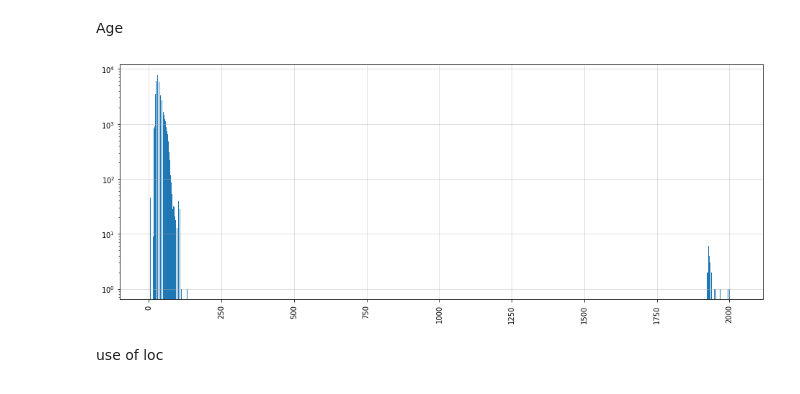
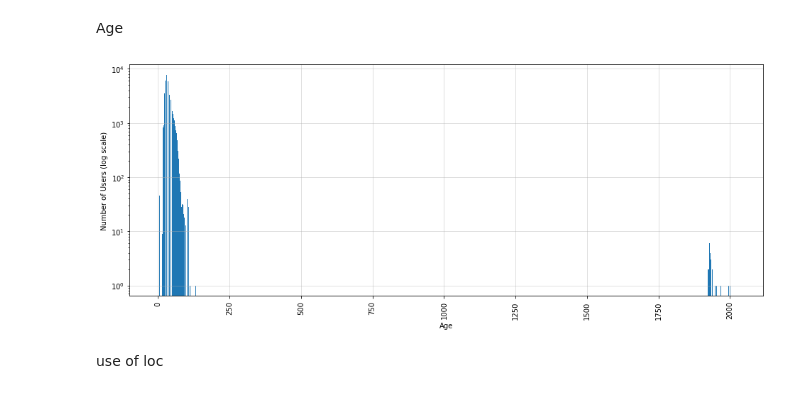
Before and after one commit to seonnyseo/data_analysis, a Jupyter notebook: airbnb_recruiting_new_user_bookings/notebook/eda.ipynb, the cells around one changed output. Saved outputs shown, nothing was run; the diff lists cells and outputs as text; code cells hidden in the pictures.

```diff
--- a/airbnb_recruiting_new_user_bookings/notebook/eda.ipynb
+++ b/airbnb_recruiting_new_user_bookings/notebook/eda.ipynb
@@ -82,11 +82,15 @@ x = y.index
 # %%
 plt.figure(figsize=(16,6))
 plt.bar(x, y)
 plt.grid(alpha = 0.5)
 plt.xticks(rotation = 90)
 plt.yscale("log")
+plt.ylabel('Number of Users (log scale)')
+plt.xlabel('Age')
+plt.savefig('./figure/raw_age.png', dpi=300, bbox_inches='tight')
+plt.show()
 # %% [output]
-[figure, old version]
+[figure, new version]
 # %% [markdown]
 use of loc
 # %%
```
Also changed, not shown: parts of 21 cells of this notebook.
